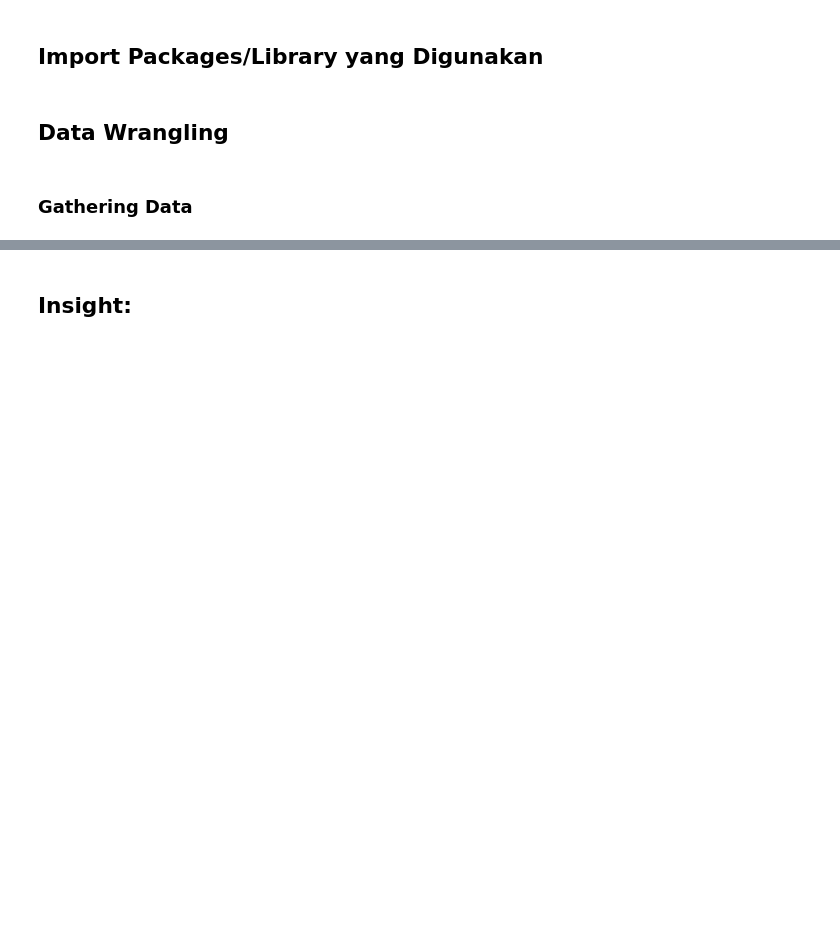
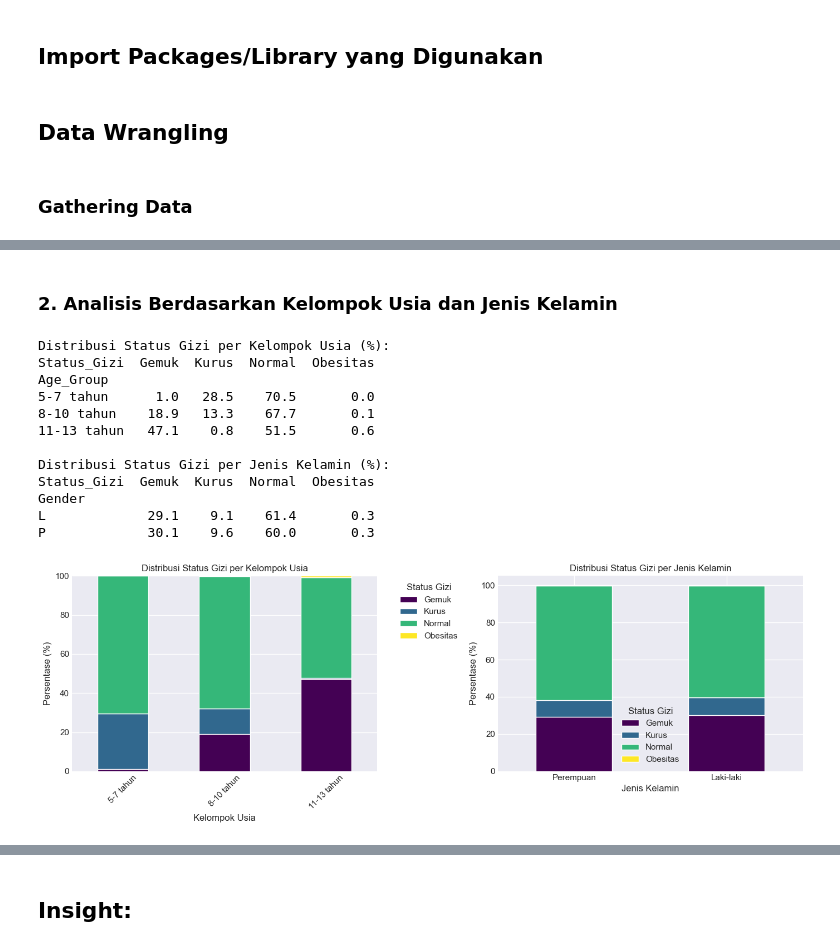
Before and after one commit to FAA2k5/MBG-Smart-Plate, a Jupyter notebook: notebook.ipynb, the cells around one changed output, grey strips where cells are left out. Cells and saved outputs as stored; diff of their text form; code cells hidden in the pictures; blank space fills up the shorter version.

```diff
--- a/notebook.ipynb
+++ b/notebook.ipynb
@@ -67,0 +306,52 @@ df_tkpi.head()
+# %% [markdown]
+### 2. Analisis Berdasarkan Kelompok Usia dan Jenis Kelamin
+# %%
+bins = [5, 7, 10, 13, 16]
+labels = ['5-7 tahun', '8-10 tahun', '11-13 tahun', '14-16 tahun']
+df_bmi_clean['Age_Group'] = pd.cut(df_bmi_clean['Age'], bins=bins, labels=labels, right=False)
+
+# Crosstab usia vs status gizi
+age_status = pd.crosstab(df_bmi_clean['Age_Group'], df_bmi_clean['Status_Gizi'], normalize='index') * 100
+print("\nDistribusi Status Gizi per Kelompok Usia (%):")
+print(age_status.round(1))
+
+# Crosstab gender vs status gizi
+gender_status = pd.crosstab(df_bmi_clean['Gender'], df_bmi_clean['Status_Gizi'], normalize='index') * 100
+print("\nDistribusi Status Gizi per Jenis Kelamin (%):")
+print(gender_status.round(1))
+
+# Visualisasi
+fig, axes = plt.subplots(1, 2, figsize=(14, 5))
+
+# Age group analysis
+age_status.plot(kind='bar', stacked=True, ax=axes[0], colormap='viridis')
+axes[0].set_title('Distribusi Status Gizi per Kelompok Usia')
+axes[0].set_xlabel('Kelompok Usia')
+axes[0].set_ylabel('Persentase (%)')
+axes[0].legend(title='Status Gizi', bbox_to_anchor=(1.05, 1))
+axes[0].tick_params(axis='x', rotation=45)
+
+# Gender analysis
+gender_status.plot(kind='bar', stacked=True, ax=axes[1], colormap='viridis')
+axes[1].set_title('Distribusi Status Gizi per Jenis Kelamin')
+axes[1].set_xlabel('Jenis Kelamin')
+axes[1].set_ylabel('Persentase (%)')
+axes[1].legend(title='Status Gizi')
+axes[1].set_xticklabels(['Perempuan', 'Laki-laki'], rotation=0)
+
+plt.tight_layout()
+plt.show()
+# %% [output]
+Distribusi Status Gizi per Kelompok Usia (%):
+Status_Gizi  Gemuk  Kurus  Normal  Obesitas
+Age_Group
+5-7 tahun      1.0   28.5    70.5       0.0
+8-10 tahun    18.9   13.3    67.7       0.1
+11-13 tahun   47.1    0.8    51.5       0.6
+
+Distribusi Status Gizi per Jenis Kelamin (%):
+Status_Gizi  Gemuk  Kurus  Normal  Obesitas
+Gender
+L             29.1    9.1    61.4       0.3
+P             30.1    9.6    60.0       0.3
+[figure, added]
```
Also changed, not shown: parts of 49 cells of this notebook.
